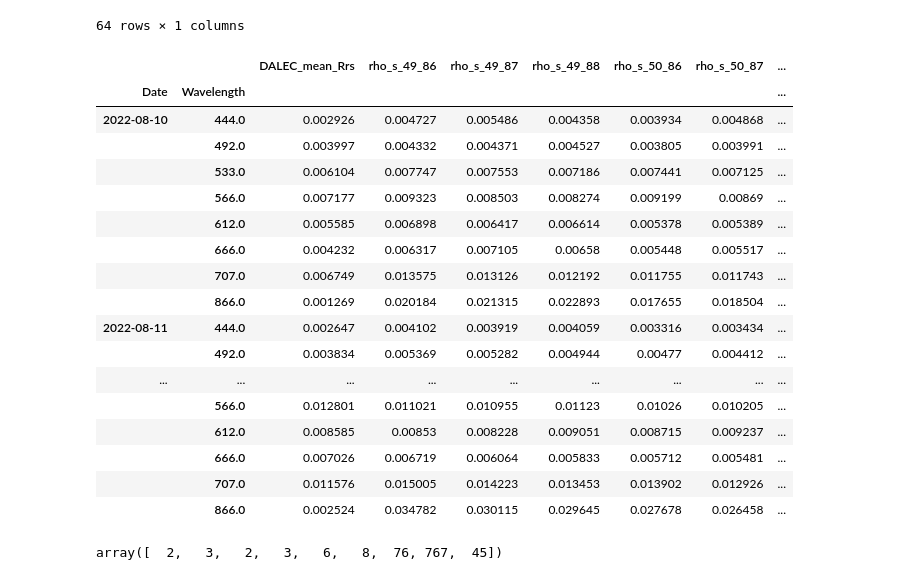
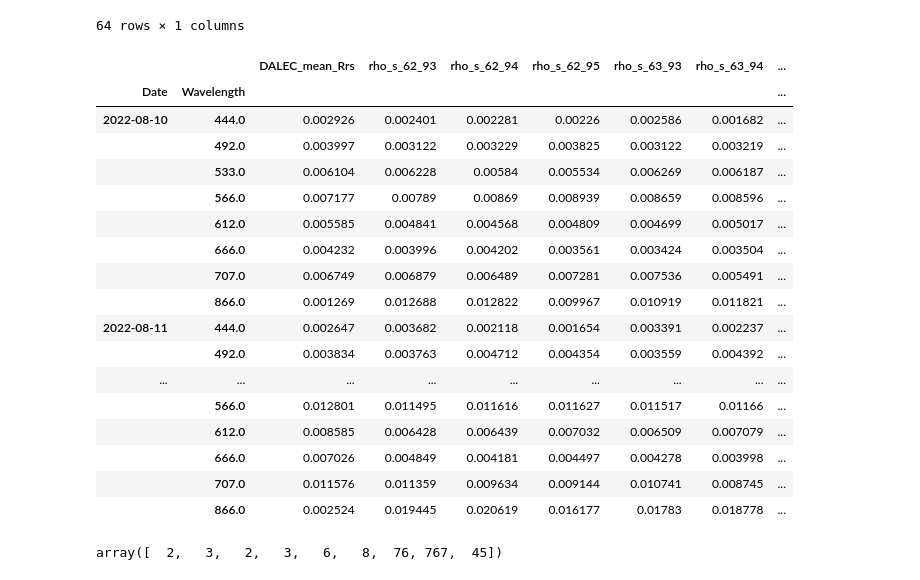
Before and after one commit to scmc72/DALEC_processing, a Jupyter notebook: multiSD_DALEC_functions.ipynb, the cells around one changed output. Saved outputs shown, nothing was run; the diff lists cells and outputs as text; code cells hidden in the pictures.

Commit message:
finished some more functions and added to SD_NC_loading. started work on multilogs and time avging in first_automated_data.

```diff
--- a/multiSD_DALEC_functions.ipynb
+++ b/multiSD_DALEC_functions.ipynb
@@ -80,7 +80,7 @@ SD_directory = ('C:/Users/daa5/' +
 coord = [56.14693897799395, -3.923458784671348] # this is approx the location of the DALEC
 coord_deep_loch = [56.146746528609306, -3.92285731543299] # this is perhaps a deeper part of the loch
 
-SD_df = load_multiple_SDs(SD_directory, coord)
+SD_df = SD_NC_loading.load_multiple_SDs(SD_directory, coord)
 SD_df_deep_loch = load_multiple_SDs(SD_directory, coord_deep_loch)
 SD_df
 # %% [output]
@@ -160,7 +160,7 @@ def load_SD_summarise_multiple_DALEC_days(DALEC_directory, RSR_doves_file='non-D
 
     return DALEC_df
 # %%
-DALEC_df = load_SD_summarise_multiple_DALEC_days('data/log82_89/')
+DALEC_df = SD_NC_loading.load_SD_summarise_multiple_DALEC_days('data/log82_89/')
 DALEC_df
 # %% [output]
 loading ... data/log82_89/LOG_0082.dtf
@@ -196,25 +196,26 @@ WARNING: some of my old code wont work with integerIndex=True - delete this line
 # %%
 # join the dfs together and remove NAs so that we only get overlapping dates
 superDuperDF = DALEC_df.join(SD_df, on=['Date', 'Wavelength']).dropna()
-superDuperDF_deep = DALEC_df.join(SD_df_deep_loch, on=['Date', 'Wavelength']).dropna()
-superDuperDF
+#superDuperDF_deep = DALEC_df.join(SD_df_deep_loch, on=['Date', 'Wavelength']).dropna()
+superDuperDF_deep = SD_NC_loading.join_DALEC_SD_dfs(DALEC_df, SD_df_deep_loch)
+superDuperDF_deep
 # %% [output]
-|  |  | DALEC_mean_Rrs | rho_s_49_86 | rho_s_49_87 | rho_s_49_88 | rho_s_50_86 | rho_s_50_87 | ... |
+|  |  | DALEC_mean_Rrs | rho_s_62_93 | rho_s_62_94 | rho_s_62_95 | rho_s_63_93 | rho_s_63_94 | ... |
 | Date | Wavelength |  |  |  |  |  |  | ... |
-| 2022-08-10 | 444.0 | 0.002926 | 0.004727 | 0.005486 | 0.004358 | 0.003934 | 0.004868 | ... |
-|  | 492.0 | 0.003997 | 0.004332 | 0.004371 | 0.004527 | 0.003805 | 0.003991 | ... |
-|  | 533.0 | 0.006104 | 0.007747 | 0.007553 | 0.007186 | 0.007441 | 0.007125 | ... |
-|  | 566.0 | 0.007177 | 0.009323 | 0.008503 | 0.008274 | 0.009199 | 0.00869 | ... |
-|  | 612.0 | 0.005585 | 0.006898 | 0.006417 | 0.006614 | 0.005378 | 0.005389 | ... |
-|  | 666.0 | 0.004232 | 0.006317 | 0.007105 | 0.00658 | 0.005448 | 0.005517 | ... |
-|  | 707.0 | 0.006749 | 0.013575 | 0.013126 | 0.012192 | 0.011755 | 0.011743 | ... |
-|  | 866.0 | 0.001269 | 0.020184 | 0.021315 | 0.022893 | 0.017655 | 0.018504 | ... |
-| 2022-08-11 | 444.0 | 0.002647 | 0.004102 | 0.003919 | 0.004059 | 0.003316 | 0.003434 | ... |
-|  | 492.0 | 0.003834 | 0.005369 | 0.005282 | 0.004944 | 0.00477 | 0.004412 | ... |
+| 2022-08-10 | 444.0 | 0.002926 | 0.002401 | 0.002281 | 0.00226 | 0.002586 | 0.001682 | ... |
+|  | 492.0 | 0.003997 | 0.003122 | 0.003229 | 0.003825 | 0.003122 | 0.003219 | ... |
+|  | 533.0 | 0.006104 | 0.006228 | 0.00584 | 0.005534 | 0.006269 | 0.006187 | ... |
+|  | 566.0 | 0.007177 | 0.00789 | 0.00869 | 0.008939 | 0.008659 | 0.008596 | ... |
+|  | 612.0 | 0.005585 | 0.004841 | 0.004568 | 0.004809 | 0.004699 | 0.005017 | ... |
+|  | 666.0 | 0.004232 | 0.003996 | 0.004202 | 0.003561 | 0.003424 | 0.003504 | ... |
+|  | 707.0 | 0.006749 | 0.006879 | 0.006489 | 0.007281 | 0.007536 | 0.005491 | ... |
+|  | 866.0 | 0.001269 | 0.012688 | 0.012822 | 0.009967 | 0.010919 | 0.011821 | ... |
+| 2022-08-11 | 444.0 | 0.002647 | 0.003682 | 0.002118 | 0.001654 | 0.003391 | 0.002237 | ... |
+|  | 492.0 | 0.003834 | 0.003763 | 0.004712 | 0.004354 | 0.003559 | 0.004392 | ... |
 | ... | ... | ... | ... | ... | ... | ... | ... | ... |
-|  | 566.0 | 0.012801 | 0.011021 | 0.010955 | 0.01123 | 0.01026 | 0.010205 | ... |
-|  | 612.0 | 0.008585 | 0.00853 | 0.008228 | 0.009051 | 0.008715 | 0.009237 | ... |
-|  | 666.0 | 0.007026 | 0.006719 | 0.006064 | 0.005833 | 0.005712 | 0.005481 | ... |
-|  | 707.0 | 0.011576 | 0.015005 | 0.014223 | 0.013453 | 0.013902 | 0.012926 | ... |
-|  | 866.0 | 0.002524 | 0.034782 | 0.030115 | 0.029645 | 0.027678 | 0.026458 | ... |
+|  | 566.0 | 0.012801 | 0.011495 | 0.011616 | 0.011627 | 0.011517 | 0.01166 | ... |
+|  | 612.0 | 0.008585 | 0.006428 | 0.006439 | 0.007032 | 0.006509 | 0.007079 | ... |
+|  | 666.0 | 0.007026 | 0.004849 | 0.004181 | 0.004497 | 0.004278 | 0.003998 | ... |
+|  | 707.0 | 0.011576 | 0.011359 | 0.009634 | 0.009144 | 0.010741 | 0.008745 | ... |
+|  | 866.0 | 0.002524 | 0.019445 | 0.020619 | 0.016177 | 0.01783 | 0.018778 | ... |
 # %%
```
Also changed, not shown: parts of 14 cells of this notebook, 3 other files.
